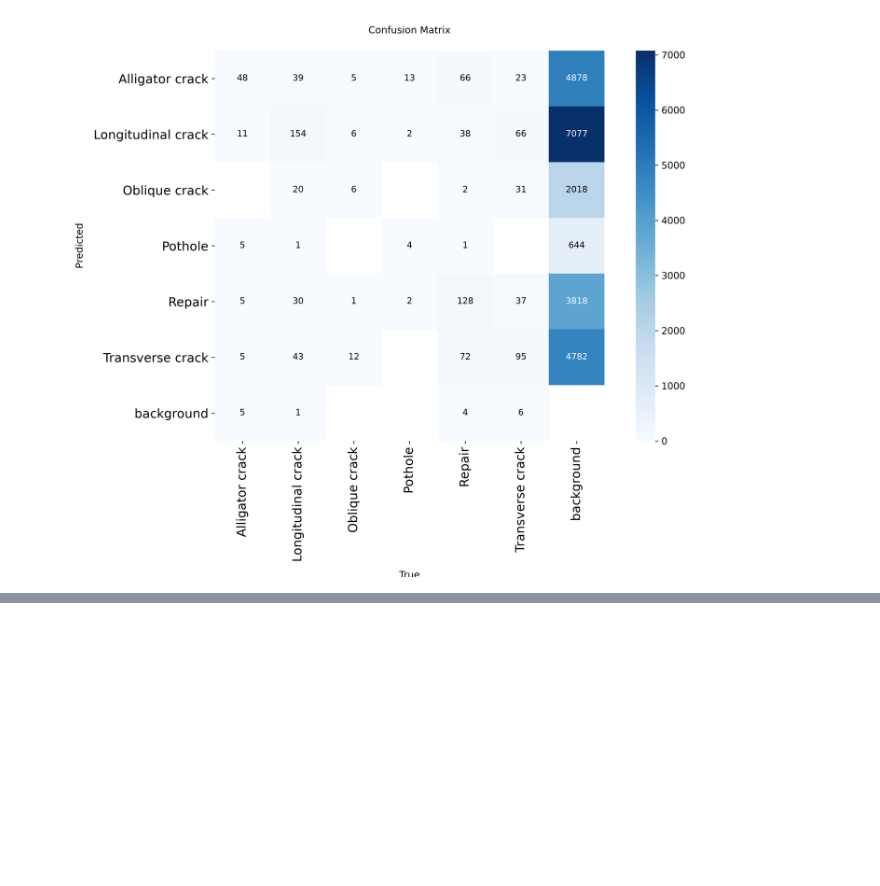
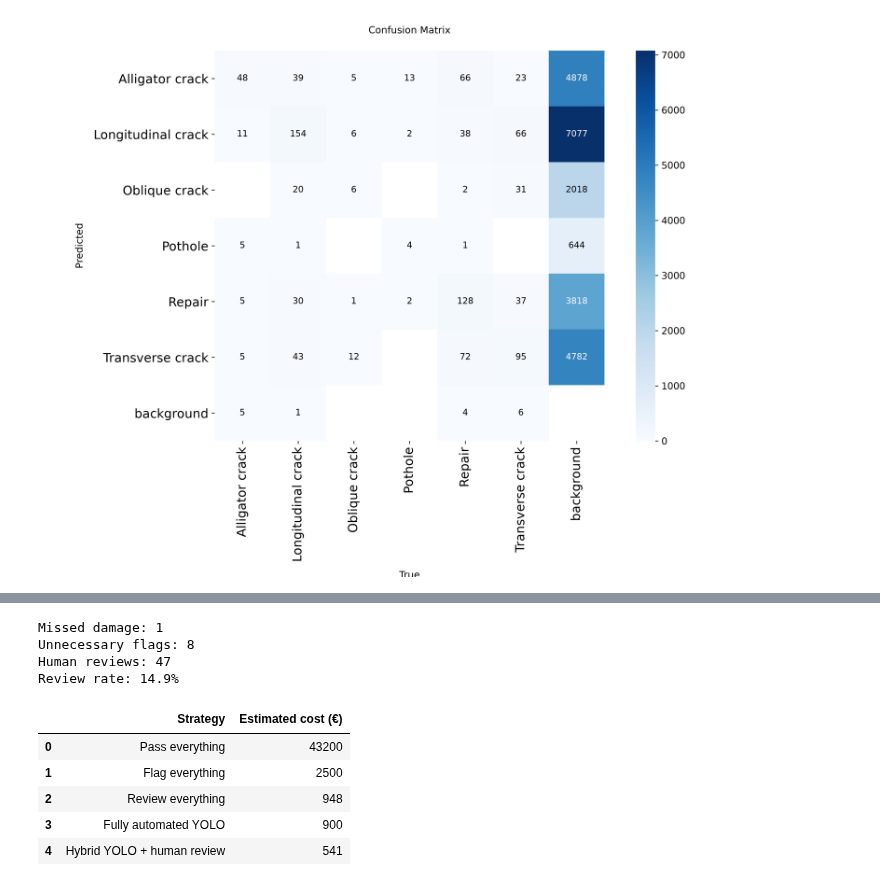
Before and after one commit to 94921234/daiist-assignment-2, a Jupyter notebook: train.ipynb, the cells around one changed output, grey strips where cells are left out. Drawn from its saved outputs; the diff is of its cells as text; code cells hidden in the pictures; blank space fills up the shorter version.

```diff
--- a/train.ipynb
+++ b/train.ipynb
@@ -535,0 +1305,77 @@ display(Image(
+# %%
+# Load the business costs
+cost_fn = policy["costs_eur"]["false_negative"]
+cost_fp = policy["costs_eur"]["false_positive"]
+cost_review = policy["costs_eur"]["human_review"]
+
+# Count business errors
+FN = (
+    (test_df["decision"] == "Pass")
+    & (test_df["actual_damage"] == 1)
+).sum()
+
+FP = (
+    (test_df["decision"] == "Flag")
+    & (test_df["actual_damage"] == 0)
+).sum()
+
+reviewed = (test_df["decision"] == "Review").sum()
+
+hybrid_cost = (
+    FN * cost_fn
+    + FP * cost_fp
+    + reviewed * cost_review
+)
+
+# Compare with other policies
+all_pass_cost = test_df["actual_damage"].sum() * cost_fn
+all_flag_cost = (test_df["actual_damage"] == 0).sum() * cost_fp
+all_review_cost = len(test_df) * cost_review
+
+# Automated model using validation-selected threshold 0.05
+auto_flag = test_df["damage_score"] >= 0.05
+
+auto_FN = ((~auto_flag) & (test_df["actual_damage"] == 1)).sum()
+auto_FP = ((auto_flag) & (test_df["actual_damage"] == 0)).sum()
+
+auto_cost = auto_FN * cost_fn + auto_FP * cost_fp
+
+comparison = pd.DataFrame({
+    "Strategy": [
+        "Pass everything",
+        "Flag everything",
+        "Review everything",
+        "Fully automated YOLO",
+        "Hybrid YOLO + human review"
+    ],
+    "Estimated cost (€)": [
+        all_pass_cost,
+        all_flag_cost,
+        all_review_cost,
+        auto_cost,
+        hybrid_cost
+    ]
+})
+
+print("Missed damage:", FN)
+print("Unnecessary flags:", FP)
+print("Human reviews:", reviewed)
+print("Review rate:", f"{reviewed / len(test_df):.1%}")
+
+display(comparison)
+
+comparison.to_csv(
+    ARTIFACTS / "test_business_comparison.csv",
+    index=False
+)
+# %% [output]
+Missed damage: 1
+Unnecessary flags: 8
+Human reviews: 47
+Review rate: 14.9%
+|  | Strategy | Estimated cost (€) |
+| 0 | Pass everything | 43200 |
+| 1 | Flag everything | 2500 |
+| 2 | Review everything | 948 |
+| 3 | Fully automated YOLO | 900 |
+| 4 | Hybrid YOLO + human review | 541 |
```
Also changed, not shown: parts of 20 cells of this notebook.
